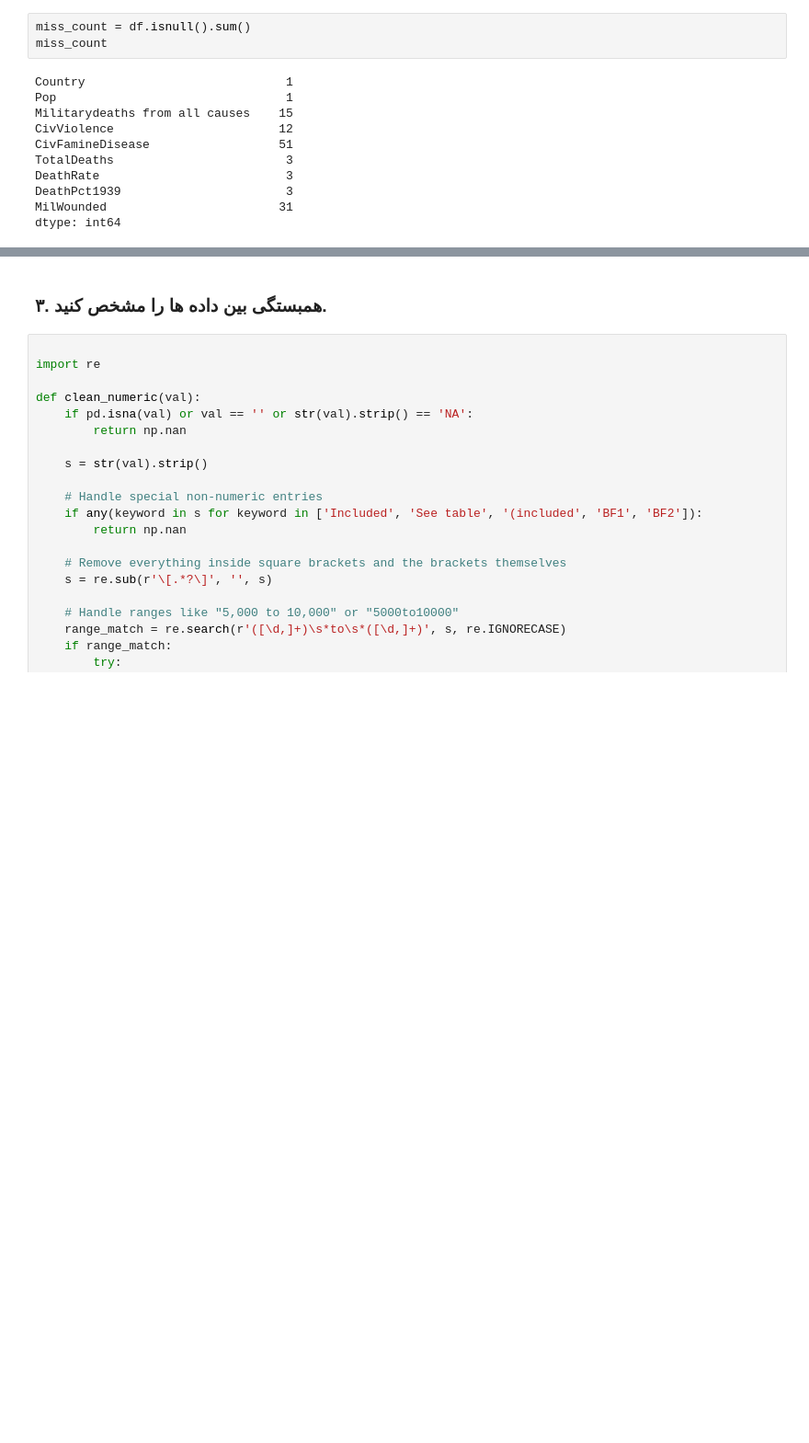
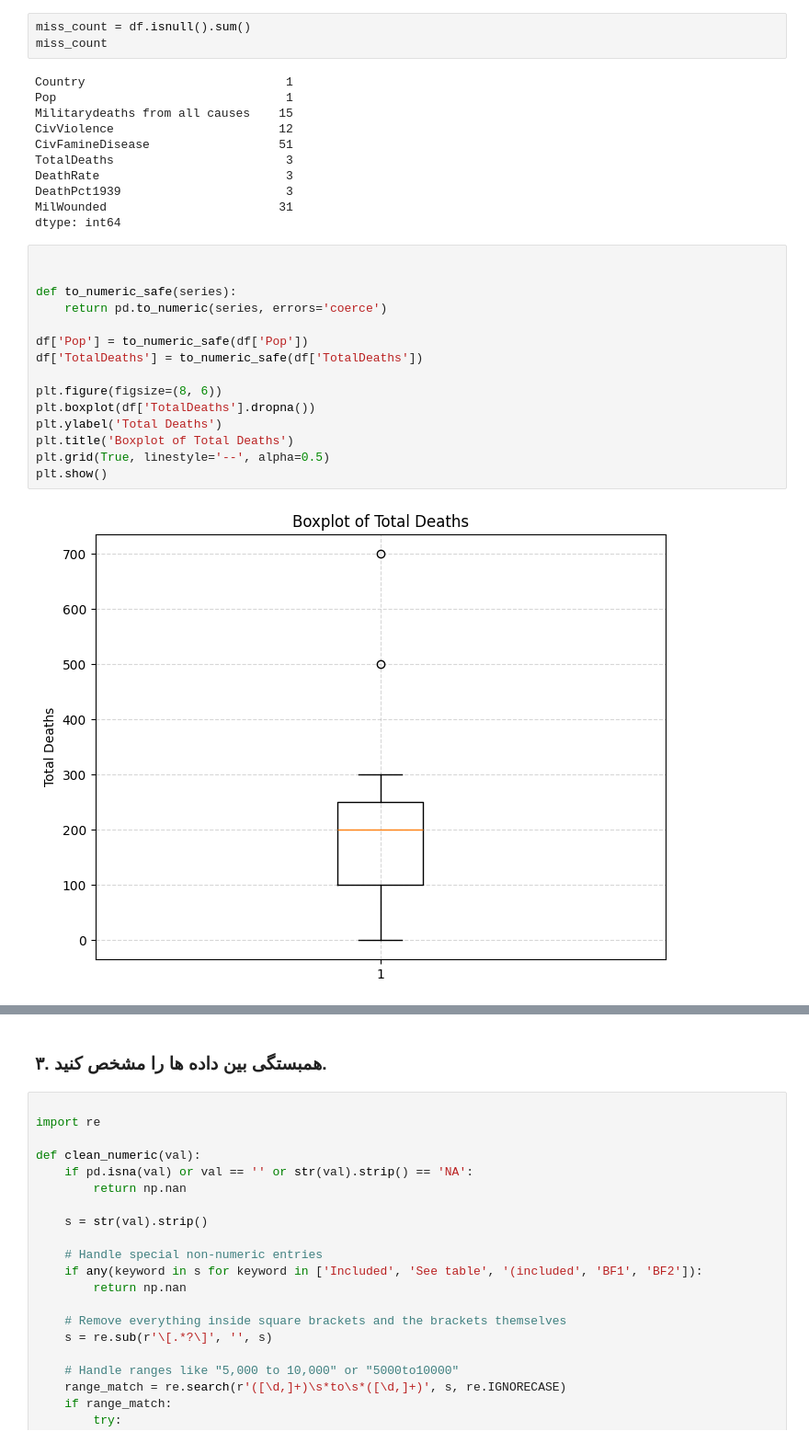
Before and after one commit to pydevcasts/Prostate_BCR, a Jupyter notebook: Pandas/Project_2/main.ipynb, the cells around one changed output, grey strips where cells are left out. Shown at 92% size. Saved outputs shown, nothing was run; the diff lists cells and outputs as text; blank space fills up the shorter version.

```diff
--- a/Pandas/Project_2/main.ipynb
+++ b/Pandas/Project_2/main.ipynb
@@ -100,3 +125,20 @@ DeathRate                          3
 DeathPct1939                       3
 MilWounded                        31
 dtype: int64
+# %%
+
+
+def to_numeric_safe(series):
+    return pd.to_numeric(series, errors='coerce')
+
+df['Pop'] = to_numeric_safe(df['Pop'])
+df['TotalDeaths'] = to_numeric_safe(df['TotalDeaths'])
+
+plt.figure(figsize=(8, 6))
+plt.boxplot(df['TotalDeaths'].dropna())
+plt.ylabel('Total Deaths')
+plt.title('Boxplot of Total Deaths')
+plt.grid(True, linestyle='--', alpha=0.5)
+plt.show()
+# %% [output]
+[figure, added]
```
Also changed, not shown: parts of 12 cells of this notebook, 49 other files.
